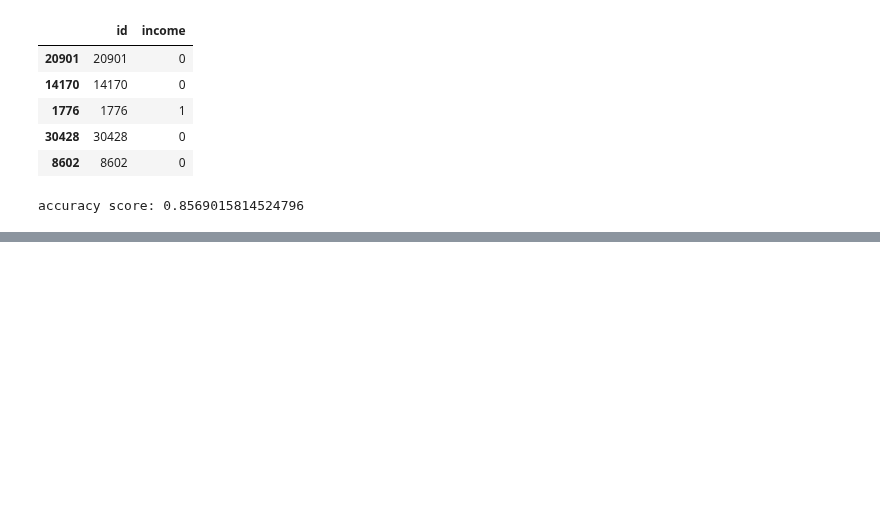
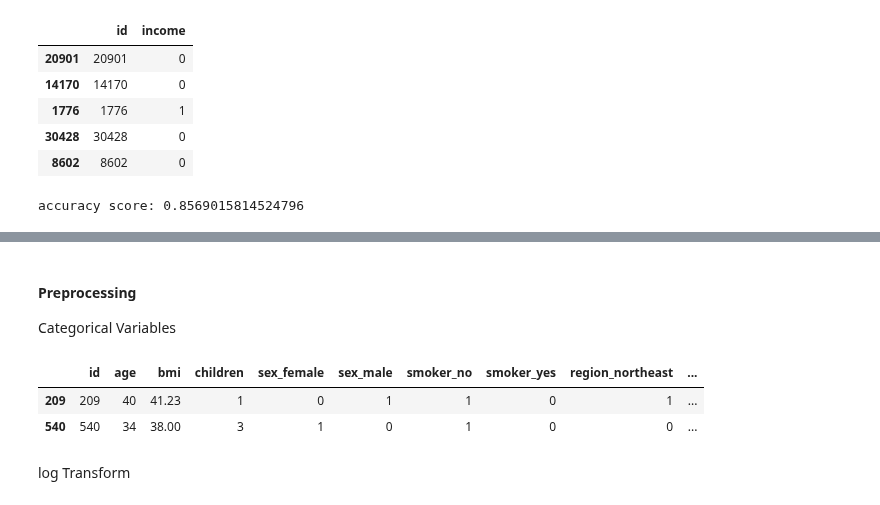
Before and after one commit to zudata/BEAKJOON, a Jupyter notebook: study/Big Data Certification study.ipynb, the cells around one changed output, grey strips where cells are left out. Cells and saved outputs as stored; diff of their text form; code cells hidden in the pictures; blank space fills up the shorter version.

```diff
--- a/study/Big Data Certification study.ipynb
+++ b/study/Big Data Certification study.ipynb
@@ -2897,0 +2898,15 @@ Name: region, dtype: int64
+# %% [markdown]
+#### Preprocessing
+
+Categorical Variables
+# %%
+X_train = pd.get_dummies(X_train, columns = cols)
+X_test = pd.get_dummies(X_test, columns = cols)
+# %%
+X_train.head(2)
+# %% [output]
+|  | id | age | bmi | children | sex_female | sex_male | smoker_no | smoker_yes | region_northeast | ... |
+| 209 | 209 | 40 | 41.23 | 1 | 0 | 1 | 1 | 0 | 1 | ... |
+| 540 | 540 | 34 | 38.00 | 3 | 1 | 0 | 1 | 0 | 0 | ... |
+# %% [markdown]
+log Transform
```
Also changed, not shown: parts of 94 cells of this notebook.
